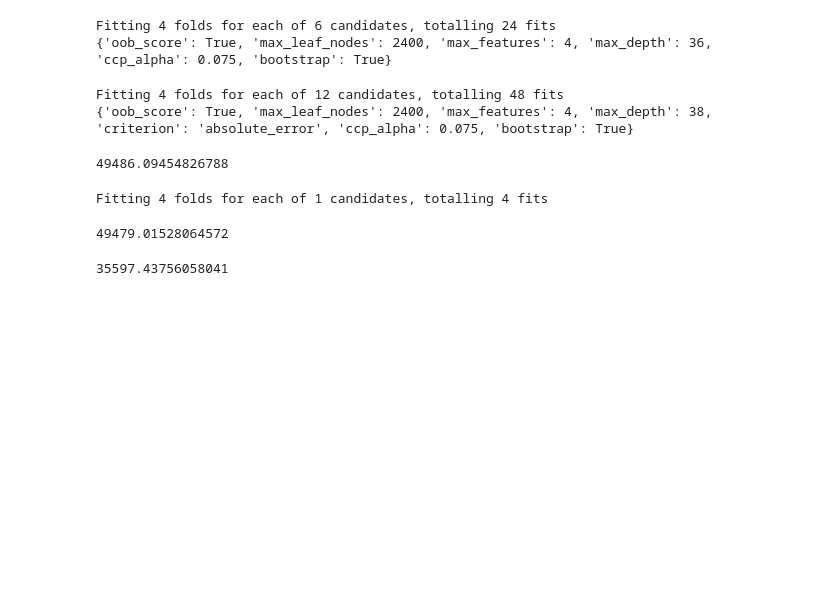
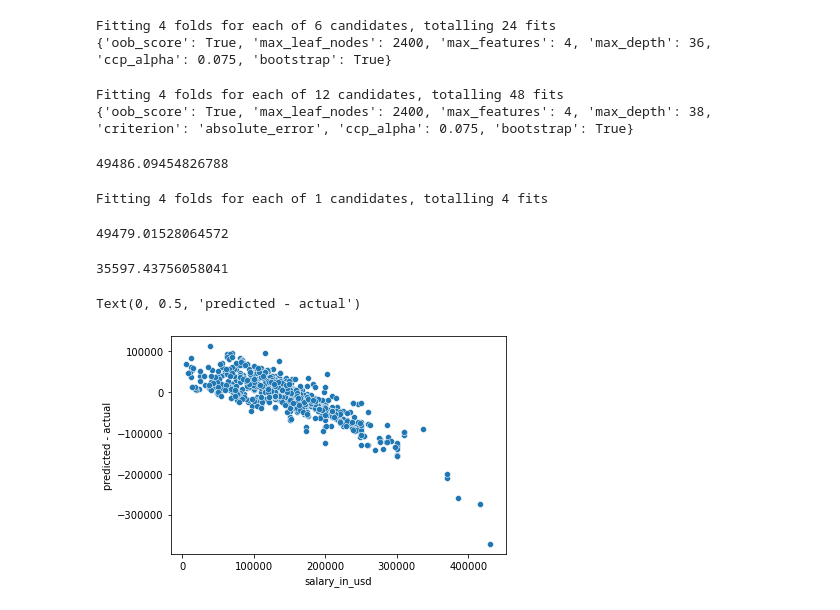
Before and after one commit to catherine-tawadros/cancer-prediction, a Jupyter notebook: RandomForest.ipynb, the cells around one changed output. Cells and saved outputs as stored; diff of their text form; code cells hidden in the pictures; blank space fills up the shorter version.

```diff
--- a/RandomForest.ipynb
+++ b/RandomForest.ipynb
@@ -96,3 +99,11 @@ Fitting 4 folds for each of 1 candidates, totalling 4 fits
 mean_absolute_error(y_test, preds)
 # %% [output]
 35597.43756058041
+# %%
+resids = preds - y_test
+sns.scatterplot(x=y_test, y=resids)
+plt.xlabel("salary_in_usd")
+plt.ylabel("predicted - actual")
+# %% [output]
+Text(0, 0.5, 'predicted - actual')
+[figure, added]
```
Also changed, not shown: parts of 6 cells of this notebook, 1 other file.
